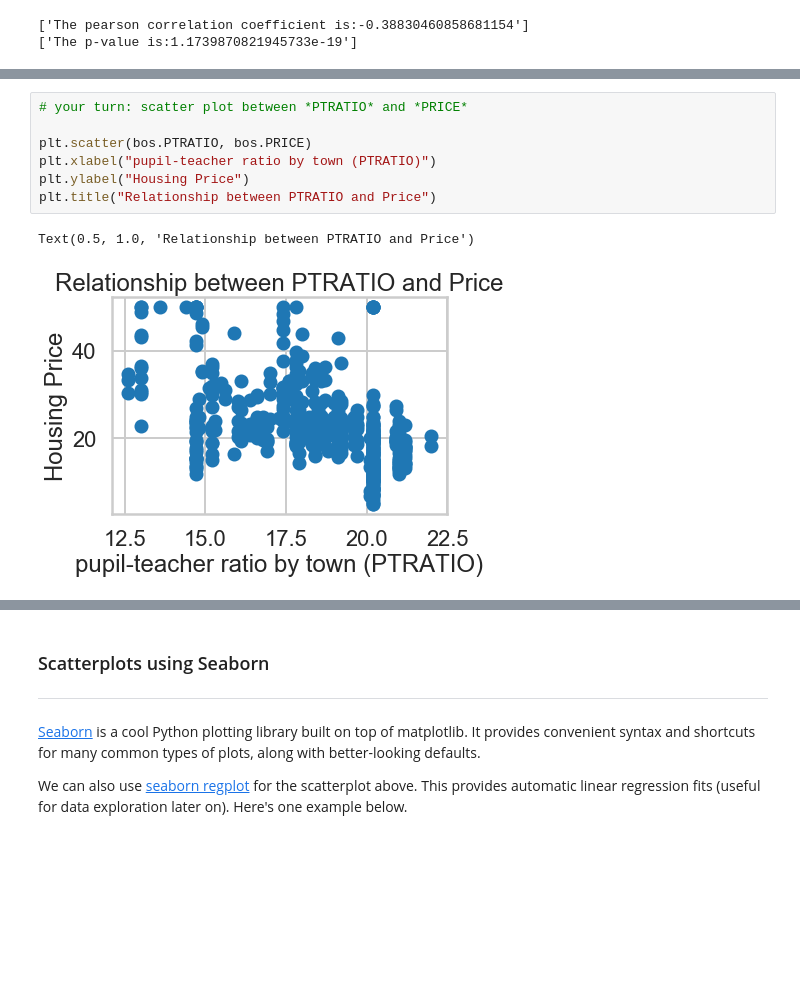
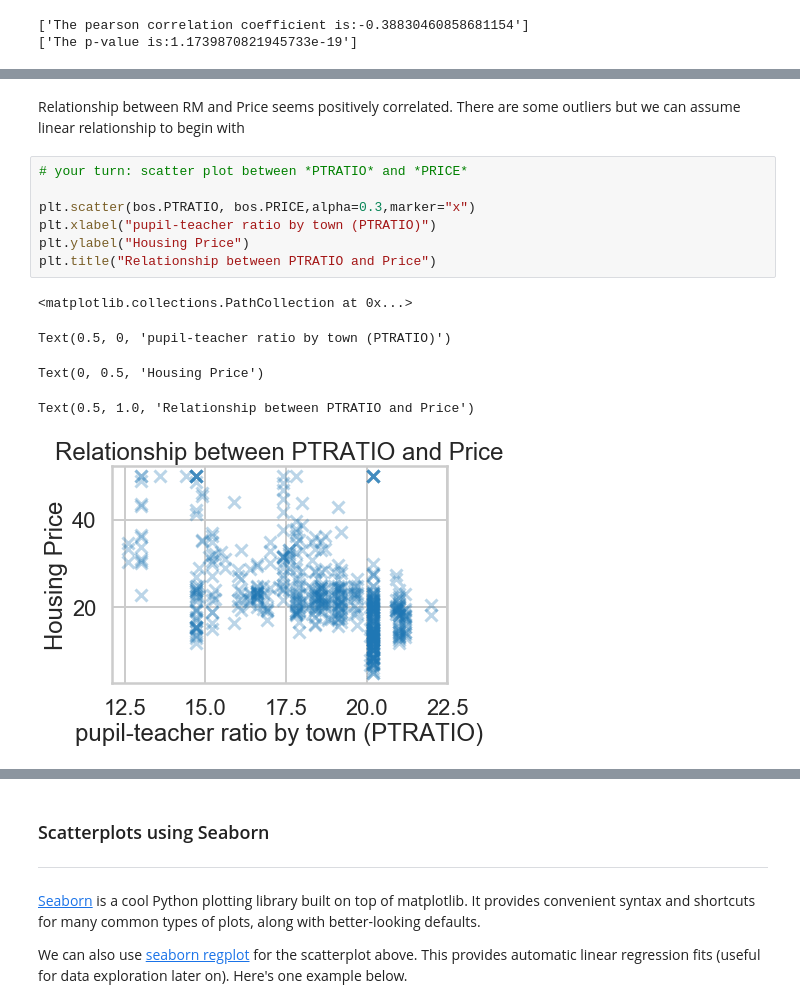
Before and after one commit to parasdoshicom/SpringboardDSIntensive, a Jupyter notebook: Mini_Project_Linear_Regression-With-Answer.ipynb, the cells around one changed output, grey strips where cells are left out. Saved outputs shown, nothing was run; the diff lists cells and outputs as text; blank space fills up the shorter version.

```diff
--- a/Mini_Project_Linear_Regression-With-Answer.ipynb
+++ b/Mini_Project_Linear_Regression-With-Answer.ipynb
@@ -314,10 +327,15 @@ Text(0.5, 1.0, 'Relationship between RM and Price')
+# %% [markdown]
+Relationship between RM and Price seems positively correlated. There are some outliers but we can assume linear relationship to begin with
 # %%
 # your turn: scatter plot between *PTRATIO* and *PRICE*
 
-plt.scatter(bos.PTRATIO, bos.PRICE)
+plt.scatter(bos.PTRATIO, bos.PRICE,alpha=0.3,marker="x")
 plt.xlabel("pupil-teacher ratio by town (PTRATIO)")
 plt.ylabel("Housing Price")
 plt.title("Relationship between PTRATIO and Price")
 # %% [output]
-Text(0.5, 1.0, 'Relationship between PTRATIO and Price')
+<matplotlib.collections.PathCollection at 0x...>
+Text(0.5, 0, 'pupil-teacher ratio by town (PTRATIO)')
+Text(0, 0.5, 'Housing Price')
+Text(0.5, 1.0, 'Relationship between PTRATIO and Price')
-[figure, old version]
+[figure, new version]
```
Also changed, not shown: parts of 27 cells of this notebook.
